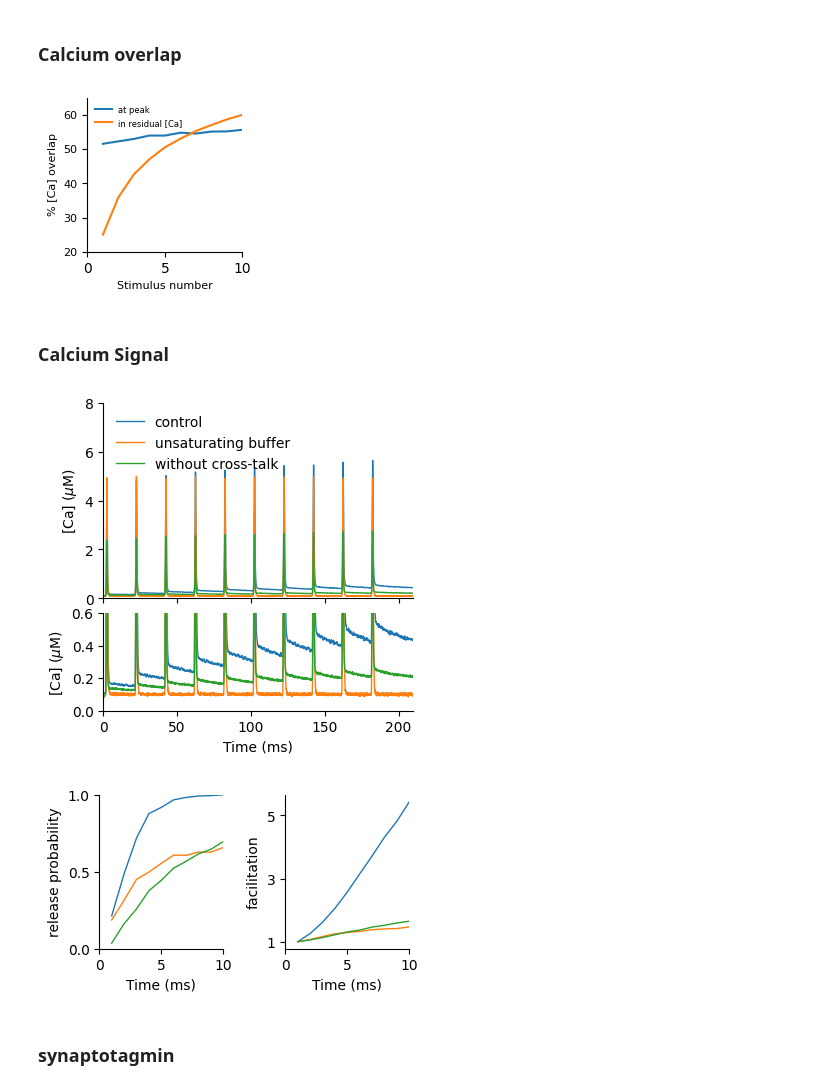
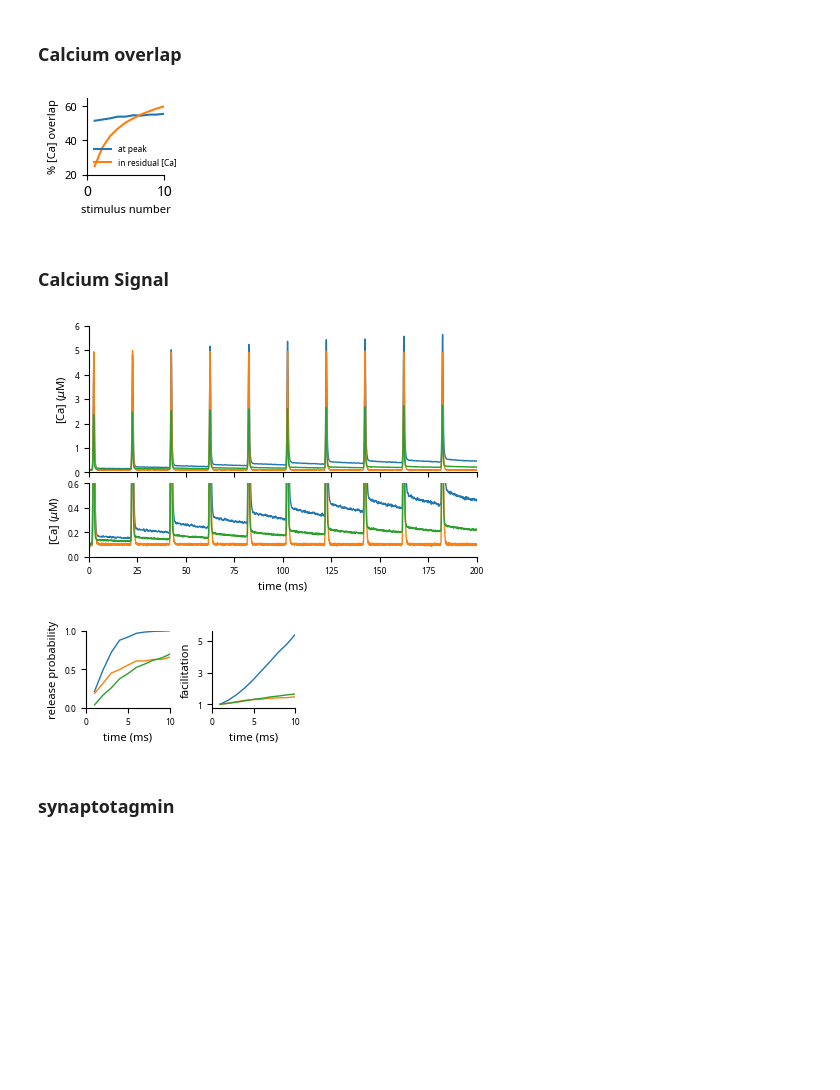
Before and after one commit to nishs1729/MFB, a Jupyter notebook: scripts_plotting/plots_mechanism.ipynb, the cells around one changed output. Cells and saved outputs as stored; diff of their text form; code cells hidden in the pictures; blank space fills up the shorter version.

```diff
--- a/scripts_plotting/plots_mechanism.ipynb
+++ b/scripts_plotting/plots_mechanism.ipynb
@@ -139,11 +162,11 @@ for i,(key,simtype) in enumerate(simtypes.items()):
             density = sp.signal.savgol_filter(density, 7, 3)
             axs[i].plot(bins[6:]*to_nm, density[5:], color=lcolors[k], label=label)
 
-    axs[i].set_xlabel('Distance from VDCC\ncluster (nm)')
+    axs[i].set_xlabel('distance from VDCC\ncluster (nm)')
 
     ## make rectangle for zoomed in region
     rect = mpl.patches.Rectangle((50,0.5), 550, 4, linewidth=1, edgecolor='green',
-                                 facecolor='none')
+                                 facecolor='none', zorder=2)
     axs[i].add_patch(rect)
 
 for ax in axs.ravel():
@@ -154,6 +177,7 @@ for ax in axs.ravel():
     ax.set_ylim(0,31)
     ax.set_xticks([0, 300, 600])
     ax.set_yticks([0, 10, 20, 30])
+    ax.tick_params(axis='both', labelsize=tickfs-2)
 
 fig.savefig(os.path.join(figPath, 'ca_domain_inset.svg'), dpi=300,
             bbox_inches='tight', transparent=True)
@@ -168,37 +192,37 @@ design = 'nVDCC_9_dVAZ_220_nAZ_31_RRP_15_ISI_20_nAP_10'
 avg_peak_overlap, avg_basal_overlap = get_ca_overlap(design)
 
 y_data = {
     'avg_peak_overlap': avg_peak_overlap,
     'avg_basal_overlap': avg_basal_overlap
 }
 
 keys = ['avg_peak_overlap', 'avg_basal_overlap']
 
 title_text = {'avg_peak_overlap': 'at peak',
               'avg_basal_overlap': 'in residual [Ca]'}
 
-fig, ax = plt.subplots(1, sharex=True, figsize=(2,2))
+fig, ax = plt.subplots(1, sharex=True, figsize=(1,1))
 
 for i, key in enumerate(keys):
     x = list(range(1,11))
     y = y_data[key]
     ax.plot(x, np.array(y)*100, label=title_text[key])#, color=cpall[j%22])
 
 ax.set_xlim(0.8,10.1)
-ax.set_xlabel('Stimulus number', fontsize=labelfs)
+ax.set_xlabel('stimulus number', fontsize=labelfs)
 ax.set_ylabel('% [Ca] overlap', fontsize=labelfs)
 ax.spines[['right', 'top']].set_visible(False)
-ax.tick_params(axis='y', labelsize=labelfs)
+ax.tick_params(axis='y', labelsize=tickfs)
 
 ax.legend(frameon=False, fontsize=legfs)
 ax.set_xlim(0,10)
 ax.set_ylim(20,65)
 
 plt.show()
 fig.savefig(os.path.join(figPath, 'ca_overlap.svg'), dpi=300,
             bbox_inches='tight', transparent=True)
 # %% [output]
-[figure, old version]
+[figure, new version]
 # %% [markdown]
 ### Calcium Signal
 # %%
@@ -219,7 +243,7 @@ ca_unsat = data_unsat.iloc[:, 1:nAZ+1].mean(axis=1)
 data_cross = pd.read_csv(os.path.join(dataPath, 'control_eachCa', _design, 'CaConc.dat'), sep='\t')
 ca_cross = data_cross.iloc[:, 2::4].mean(axis=1) + data_cross.iloc[:, 3::4].mean(axis=1)
 
-fig, axs = plt.subplots(2, sharex=True, figsize=(4,4), gridspec_kw = {'height_ratios':[2,1]})
+fig, axs = plt.subplots(2, sharex=True, figsize=(5,3), gridspec_kw = {'height_ratios':[2,1]})
 fig.subplots_adjust(hspace=0.1)
 
 axs[0].plot(data_cont.iloc[:,0]*1000, ca_cont, linewidth=1, label='control')
@@ -230,49 +254,50 @@ axs[1].plot(data_cont.iloc[:,0]*1000, ca_cont, linewidth=1, label='control')
 axs[1].plot(data_unsat.iloc[:,0]*1000, ca_unsat, linewidth=1, label='unsaturating buffer')
 axs[1].plot(data_cross.iloc[:,0]*1000, ca_cross, linewidth=1, label='without cross-talk')
 
-axs[0].legend(frameon=False)
-axs[0].set_ylim(0,8)
+# axs[0].legend(frameon=False, fontsize=legfs)
+axs[0].set_ylim(0,6)
 axs[1].set_ylim(0,0.6)
-axs[1].set_xlabel('Time (ms)')
+axs[1].set_xlabel('time (ms)', fontsize=labelfs)
 
 for ax in axs.ravel():
-    ax.set_ylabel(r'[Ca] ($\mu$M)')
+    ax.set_ylabel(r'[Ca] ($\mu$M)', fontsize=labelfs)
     ax.spines["top"].set_visible(False)
     ax.spines["right"].set_visible(False)
-    ax.set_xlim(0, 210)
+    ax.set_xlim(0, 200)
     # ax.set_ylim(0,31)
     # ax.set_xticks([0, 300, 600])
     # ax.set_yticks([0, 10, 20, 30])
+    ax.tick_params(axis='both', labelsize=tickfs-2)
 
 fig.savefig(os.path.join(figPath, 'ca_signal.svg'), dpi=300,
             bbox_inches='tight', transparent=True)
 plt.show()
-plt.show()
 # %% [output]
-[figure, old version]
+[figure, new version]
 # %%
 RRP = int(getSimInfo(design, 'RRP'))
 
 ## control
 data_cont = pd.read_csv(os.path.join(dataPath, 'control', design, 'result.dat'),
-                    usecols=['Pr', 'Rel'], sep='\t')
+                        usecols=['Pr', 'Rel'], sep='\t')
 pr_cont = data_cont['Pr']
 facil_cont = data_cont['Rel']*data_cont['Pr'][0]/data_cont['Pr']/data_cont['Rel'][0]
 
 ## unsaturating buffer
 data_unsat = pd.read_csv(os.path.join(dataPath, 'control_unsatBuffer', design, 'result.dat'),
-                    usecols=['Pr', 'Rel'], sep='\t')
+                         usecols=['Pr', 'Rel'], sep='\t')
 pr_unsat = data_unsat['Pr']
 facil_unsat = data_unsat['Rel']*data_unsat['Pr'][0]/data_unsat['Pr']/data_unsat['Rel'][0]
 
 ## no cross-talk
 data_cross = pd.read_csv(os.path.join(dataPath, 'control_eachCa', _design, f'sresult_RRP_{RRP}.dat'),
-                    usecols=['Pr', 'Rel'], sep='\t')
+                         usecols=['Pr', 'Rel'], sep='\t')
 pr_cross = data_cross['Pr']
 facil_cross = data_cross['Rel']*data_cross['Pr'][0]/data_cross['Pr']/data_cross['Rel'][0]
 
-fig, axs = plt.subplots(1,2, sharex=True, figsize=(4,2))
+fig, axs = plt.subplots(1,2, sharex=True, figsize=(2.7,1))
 fig.subplots_adjust(wspace=0.5)
+
 x = list(range(1,11))
 axs[0].plot(x, pr_cont, linewidth=1, label='control')
 axs[0].plot(x, pr_unsat, linewidth=1, label='unsaturating buffer')
@@ -282,28 +307,27 @@ axs[1].plot(x, facil_unsat, linewidth=1, label='unsaturating buffer')
 axs[1].plot(x, facil_cross, linewidth=1, label='without cross-talk')
 
 axs[0].set_ylim(0,1)
-axs[0].set_ylabel(r'release probability')
+axs[0].set_ylabel(r'release probability', fontsize=labelfs)
 axs[0].set_yticks([0,0.5,1])
 
-# axs[1].legend(frameon=False)
+# axs[1].legend(frameon=False, fontsize=legfs)
 # axs[1].set_ylim(1,6)
-axs[1].set_ylabel(r'facilitation')
+axs[1].set_ylabel(r'facilitation', fontsize=labelfs)
 axs[1].set_yticks([1,3,5])
 
-
-
 for ax in axs.ravel():
-    ax.set_xlabel('Time (ms)')
+    ax.set_xlabel('time (ms)', fontsize=labelfs)
     ax.spines["top"].set_visible(False)
     ax.spines["right"].set_visible(False)
     ax.set_xlim(0, 10)
     ax.set_xticks([0,5,10])
+    ax.tick_params(axis='both', labelsize=tickfs-2)
 
 plt.show()
 fig.savefig(os.path.join(figPath, 'facilitation.svg'), dpi=300,
             bbox_inches='tight', transparent=True)
 # %% [output]
-[figure, old version]
+[figure, new version]
 # %% [markdown]
 ### synaptotagmin
 # %%
```
Also changed, not shown: parts of 5 cells of this notebook, 5 other files.
